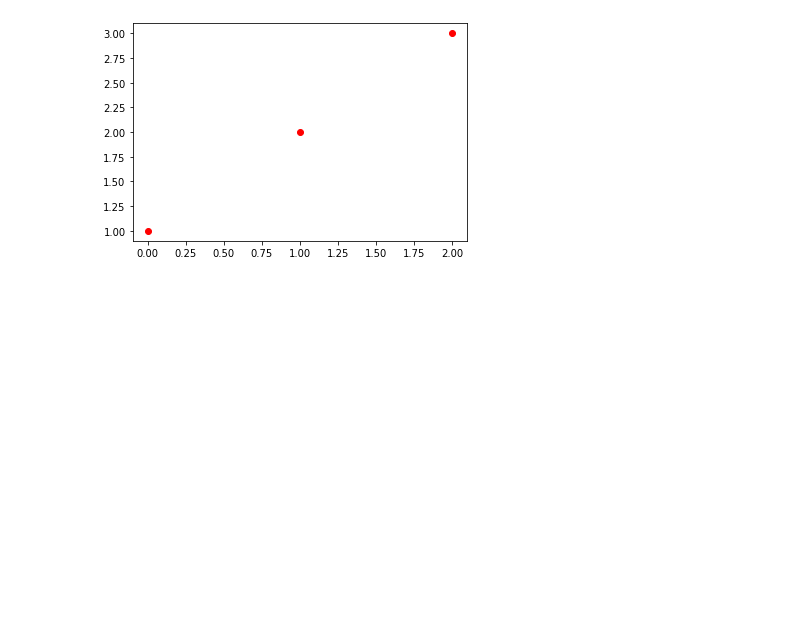
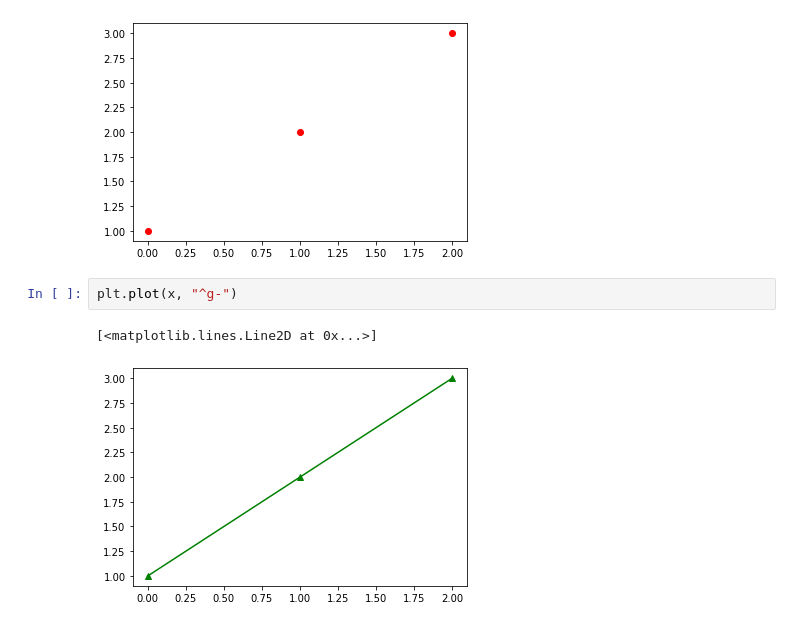
Before and after one commit to zoobe125/20230205-Python, a Jupyter notebook: 20230219.ipynb, the cells around one changed output. Saved outputs shown, nothing was run; the diff lists cells and outputs as text; blank space fills up the shorter version.

```diff
--- a/20230219.ipynb
+++ b/20230219.ipynb
@@ -489,3 +491,8 @@ plt.plot(x, "ro")
 # %% [output]
 [<matplotlib.lines.Line2D at 0x...>]
 [figure]
+# %%
+plt.plot(x, "^g-")
+# %% [output]
+[<matplotlib.lines.Line2D at 0x...>]
+[figure, added]
```
Also changed, not shown: parts of 22 cells of this notebook.
